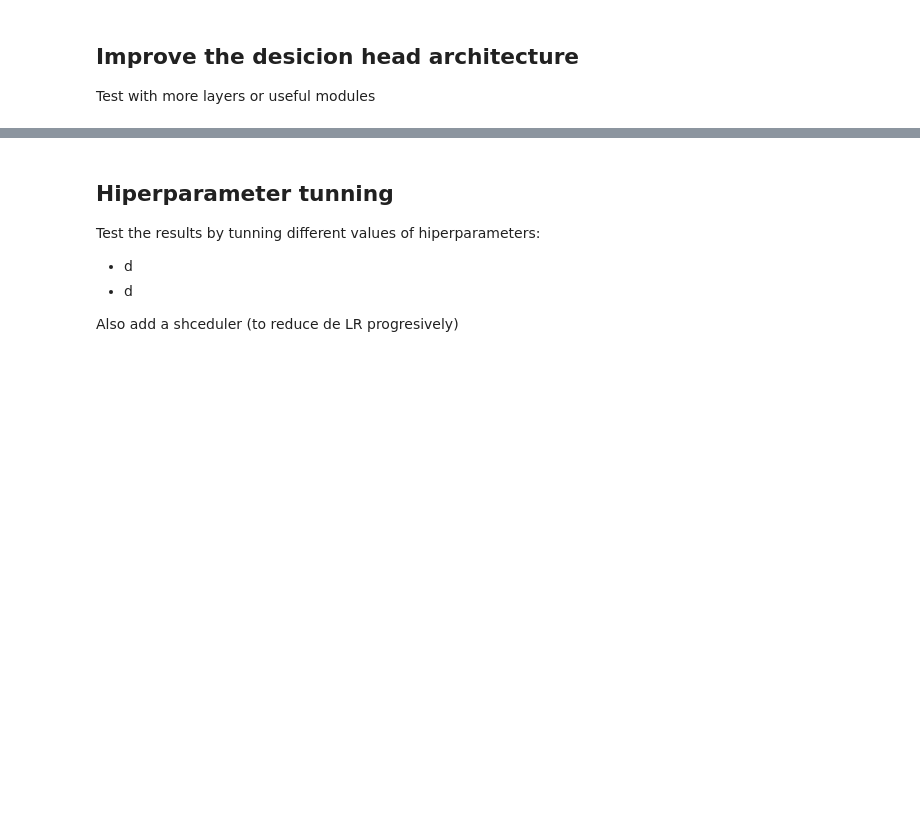
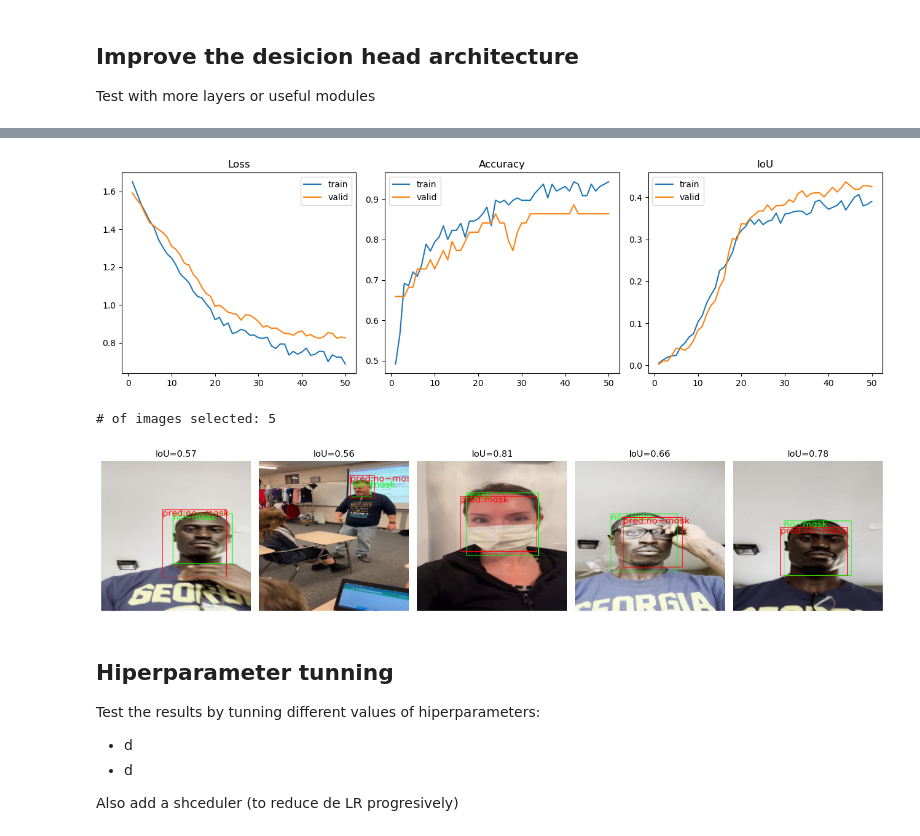
Before and after one commit to JhonattanReales21/Kaggle_CNN_competition_ML4_MIAA, a Jupyter notebook: notebooks/cnn_personalized.ipynb, the cells around one changed output, grey strips where cells are left out. Saved outputs shown, nothing was run; the diff lists cells and outputs as text; code cells hidden in the pictures; blank space fills up the shorter version.

```diff
--- a/notebooks/cnn_personalized.ipynb
+++ b/notebooks/cnn_personalized.ipynb
@@ -621,0 +716,16 @@ except:
+# %%
+# Instantiate the trainer - same datasets
+model = Trainer_base(
+    cnn_arch_5,
+    train_dataset=train_dataset,
+    valid_dataset=valid_dataset,
+    cfg=cfg5,
+    device=DEVICE,
+)
+
+# Start the training
+history_model_cnn_head_robust_v2 = model.fit()
+
+# Sanity check
+print(f"\n{'-'*10}\nSanity check on a batch of validation data:")
+sanity_check_batch(model)
@@ -621,0 +753,28 @@ except:
+# %%
+# Plot the training history
+plot_history(history_model_cnn_head_robust_v2, figsize=(13, 4))
+
+
+# Show an inference example by loading the best model and visualizing some predictions
+# on random validation images
+
+checkpoint_path = os.path.join(OUTPUT_DIR, "cnn_all_robust_v2", "best_monitor_model.pt")
+annotations_dict = {"origin": "closed", "thickness": 1, "font_scale": 0.5}
+
+visualize_predictions(
+    model_class=cnn_arch_5,  # your network class
+    checkpoint_path=checkpoint_path,  # path to the .pt file
+    norm_mean=mean_train_images,  # mean for normalization (R, G, B)
+    norm_std=std_train_images,  # std for normalization (R, G, B)
+    valid_dataset=valid_dataset,  # validation Dataset
+    figsize=(15, 5),  # figure size
+    annotations_dict=annotations_dict,  # annotations dictionary
+    n_images=5,  # number of images to display
+    n_cols=5,  # number of columns in the grid
+    threshold=0.5,  # classification threshold (optional)
+    device=DEVICE,  # or "cpu" if you don’t have a GPU
+)
+# %% [output]
+[figure, added]
+# of images selected: 5
+[figure, added]
```
Also changed, not shown: parts of 9 cells of this notebook, 2 other files.
